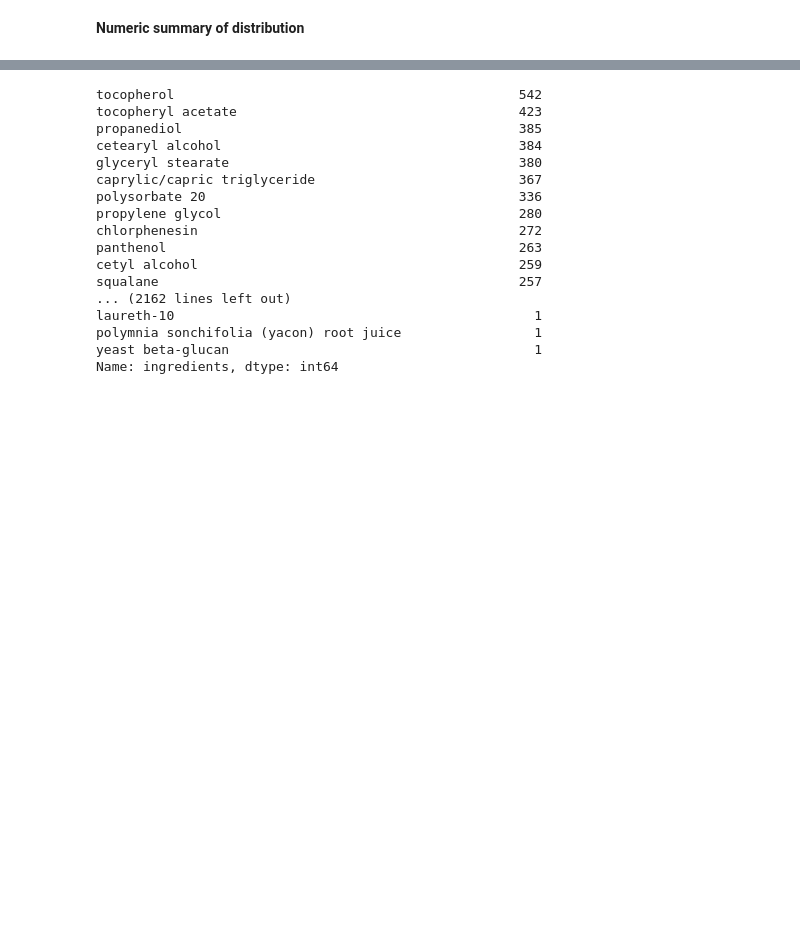
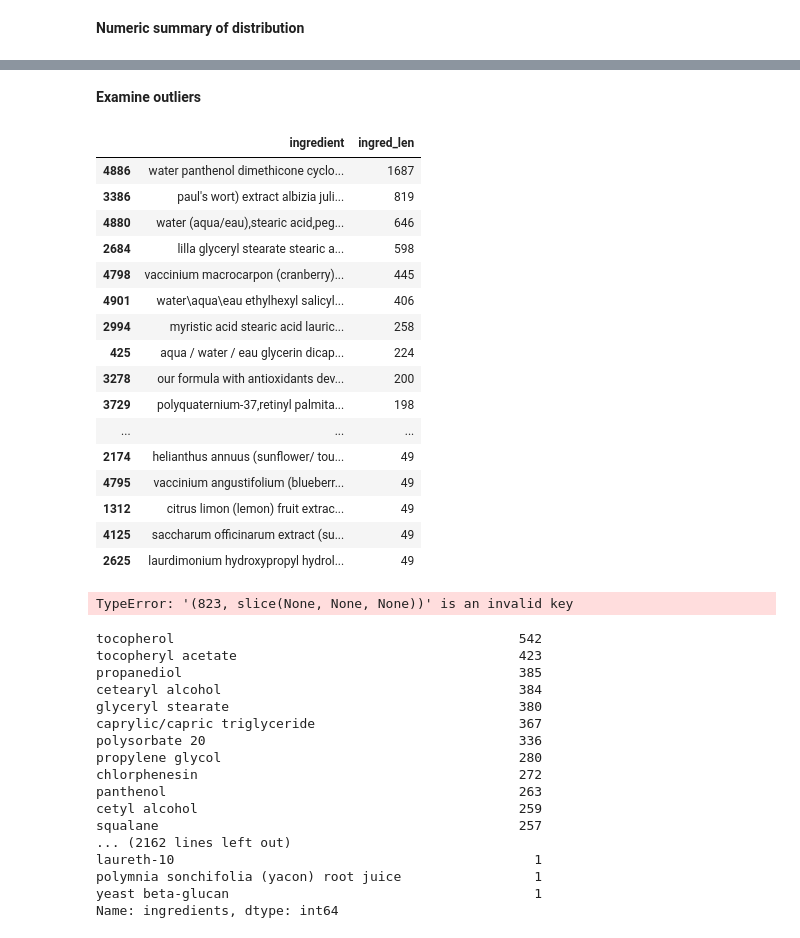
Before and after one commit to paulqsims/insight_project, a Jupyter notebook: notebooks/DataCleaning.ipynb, the cells around one changed output, grey strips where cells are left out. Drawn from its saved outputs; the diff is of its cells as text; code cells hidden in the pictures; blank space fills up the shorter version.

```diff
--- a/notebooks/DataCleaning.ipynb
+++ b/notebooks/DataCleaning.ipynb
@@ -510,3 +496,31 @@ test.describe()
+# %% [markdown]
+**Examine outliers**
+# %%
+# View ingredients that are past the 75% quartile
+
+test[test.ingred_len > 39].sort_values(by=['ingred_len'], ascending=False)
+# %% [output]
+|  | ingredient | ingred_len |
+| 4886 | water panthenol dimethicone cyclo... | 1687 |
+| 3386 | paul's wort) extract albizia juli... | 819 |
+| 4880 | water (aqua/eau),stearic acid,peg... | 646 |
+| 2684 | lilla glyceryl stearate stearic a... | 598 |
+| 4798 | vaccinium macrocarpon (cranberry)... | 445 |
+| 4901 | water\aqua\eau ethylhexyl salicyl... | 406 |
+| 2994 | myristic acid stearic acid lauric... | 258 |
+| 425 | aqua / water / eau glycerin dicap... | 224 |
+| 3278 | our formula with antioxidants dev... | 200 |
+| 3729 | polyquaternium-37,retinyl palmita... | 198 |
+| ... | ... | ... |
+| 2174 | helianthus annuus (sunflower/ tou... | 49 |
+| 4795 | vaccinium angustifolium (blueberr... | 49 |
+| 1312 | citrus limon (lemon) fruit extrac... | 49 |
+| 4125 | saccharum officinarum extract (su... | 49 |
+| 2625 | laurdimonium hydroxypropyl hydrol... | 49 |
+# %%
+test[823,:]
+# %% [output]
+TypeError: '(823, slice(None, None, None))' is an invalid key
 # %%
 # Remove ingredient rows that have > 50 characters
 # - Removes about 2000 rows; len(test) = 58795, previous length = 60434
```
Also changed, not shown: parts of 13 cells of this notebook.
